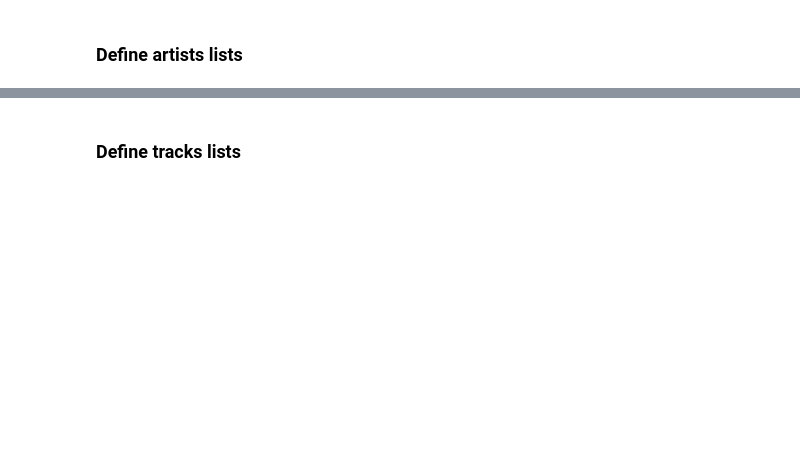
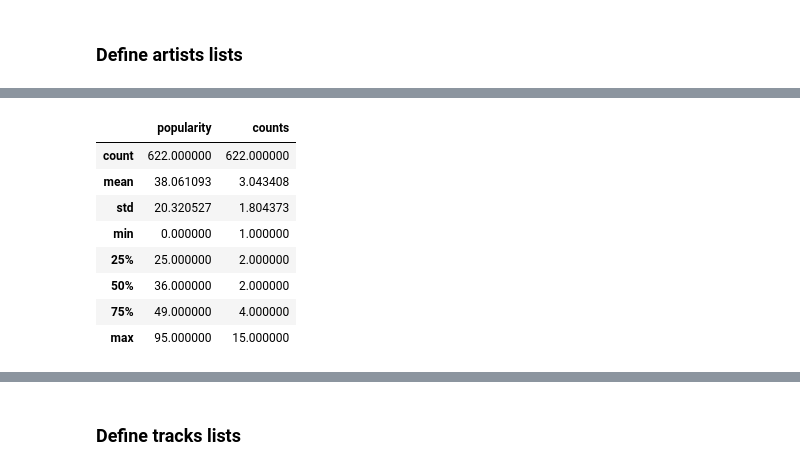
Before and after one commit to xxristoskk/Wrapped365, a Jupyter notebook: sp_data_research.ipynb, the cells around one changed output, grey strips where cells are left out. Cells and saved outputs as stored; diff of their text form; code cells hidden in the pictures; blank space fills up the shorter version.

```diff
--- a/sp_data_research.ipynb
+++ b/sp_data_research.ipynb
@@ -409,0 +186,24 @@ pd.DataFrame(all_artists_distinct)
+# %%
+# iterate through the saved artists that aren't in the top artists and get their complete data
+
+saved_artists_ids = [x['artist_id'] for x in saved_artists]
+compete_saved_artists = []
+for i in range(0, len(saved_artists_ids), 50): # making the api calls in batches
+    print(i)
+    batch_artists = saved_artists_ids[i:i+50]
+    sleep(1)
+    response = sp.artists(batch_artists)
+    for artist in response['artists']:        # iterating through the artists in the response
+        # matching the IDs in the saved artists dictionaries and completing the dictionary to add to the distinct artist list
+        for d in saved_artists:
+            if d['artist_id'] == artist['id']:
+                d['artist_name'] = artist['name']
+                d['artist_uri'] = artist['uri']
+                d['genres'] = artist['genres']
+                d['popularity'] = artist['popularity']
+                d['counts'] += 1
+                complete_saved_artists.append(d)
+                all_artists_distinct.append(d)
+                break
+            else:
+                continue
@@ -409,0 +228,14 @@ pd.DataFrame(all_artists_distinct)
+# %%
+artist_df = pd.DataFrame(all_artists_distinct)
+# %%
+artist_df.describe()
+# %% [output]
+|  | popularity | counts |
+| count | 622.000000 | 622.000000 |
+| mean | 38.061093 | 3.043408 |
+| std | 20.320527 | 1.804373 |
+| min | 0.000000 | 1.000000 |
+| 25% | 25.000000 | 2.000000 |
+| 50% | 36.000000 | 2.000000 |
+| 75% | 49.000000 | 4.000000 |
+| max | 95.000000 | 15.000000 |
```
Also changed, not shown: parts of 34 cells of this notebook, 1 other file.
